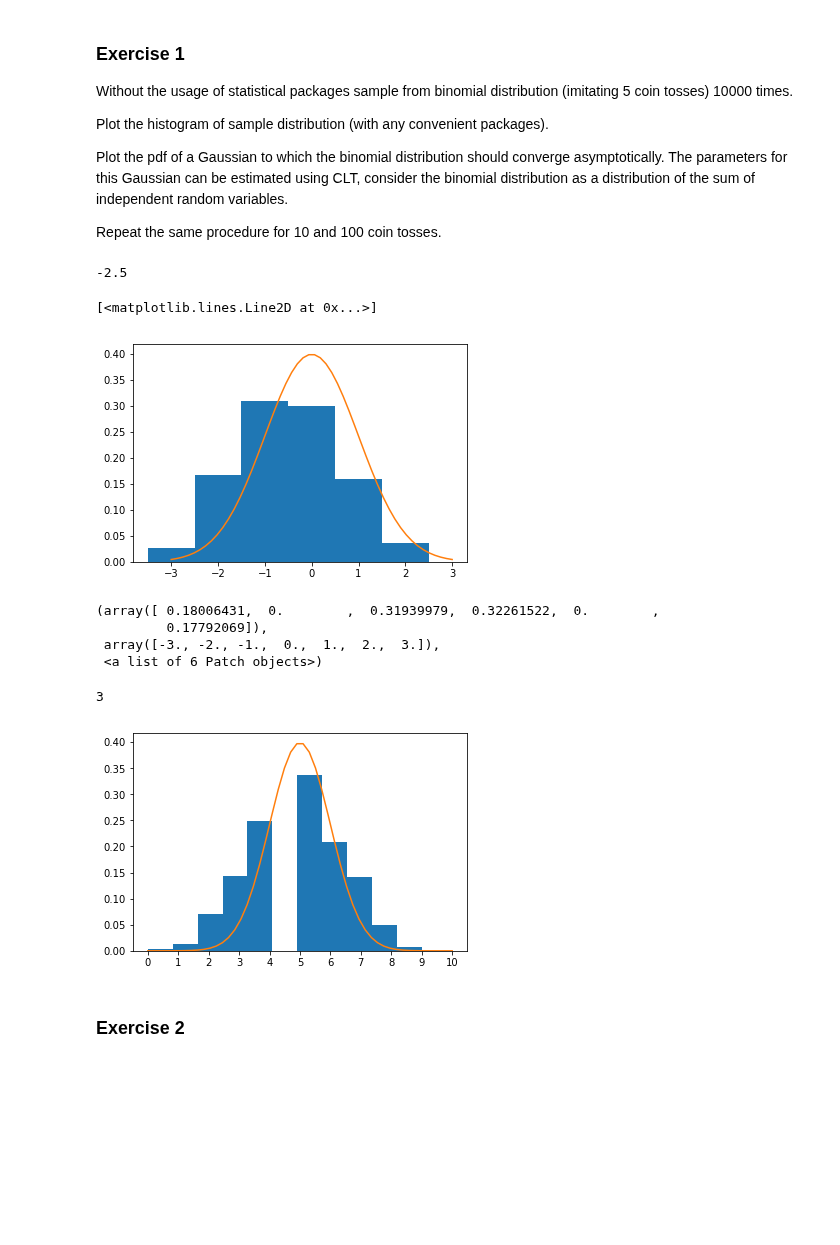
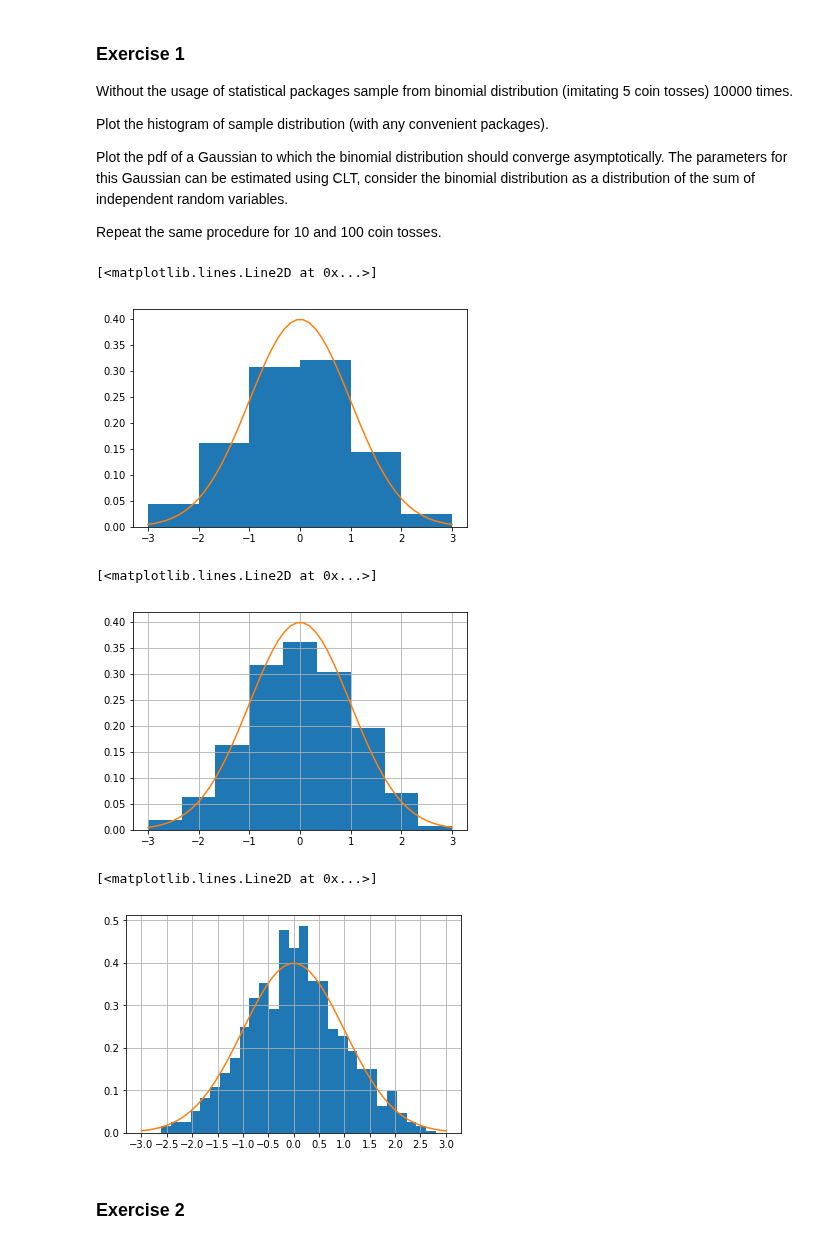
Before and after one commit to frolovconst/advstat-labs, a Jupyter notebook: Lab04/Lab04.ipynb, the cells around one changed output. Drawn from its saved outputs; the diff is of its cells as text; code cells hidden in the pictures; blank space fills up the shorter version.

```diff
--- a/Lab04/Lab04.ipynb
+++ b/Lab04/Lab04.ipynb
@@ -61,48 +60,47 @@ Sb = (np.add.reduce(np.random.randint(2, size=n*1000).reshape(1000,n), axis=1) -
-# %%
-Sb.min()
-# %% [output]
--2.5
 # %%
 # 2. plot the histogram of sample and pdf of a Gaussian.
 import matplotlib.pyplot as plt
 fig = plt.figure()
 ax = fig.gca()
-hgr = plt.hist(Sb,n+1, align='left', range=(-3,3), normed=True)
+hgr = plt.hist(Sb,6, align='mid', range=(-3,3), normed=True)
 x = np.linspace(-3,3)
 dist_asympt = norm(0,1)
 plt.xticks(np.arange(-3,4,1))
 plt.plot(x, dist_asympt.pdf(x))
 # %% [output]
 [<matplotlib.lines.Line2D at 0x...>]
-[figure, old version]
+[figure, new version]
-# %%
-hgr
-# %% [output]
-(array([ 0.18006431,  0.        ,  0.31939979,  0.32261522,  0.        ,
-         0.17792069]),
- array([-3., -2., -1.,  0.,  1.,  2.,  3.]),
- <a list of 6 Patch objects>)
 # %%
 # 3. repeat the same procedure with n = 10, 100.
 n=10
-Sb = np.add.reduce(np.random.randint(2, size=n*1000).reshape(1000,n), axis=1)
-print((Sb==0).sum())
-plt.hist(Sb,n+1, normed=True)
-x = np.linspace(0,n)
-dist_asympt = norm(n/2,1)
-plt.xticks(np.arange(0,n+2,1))
-plt.plot(x, dist_asympt.pdf(x));
+Sb = (np.add.reduce(np.random.randint(2, size=n*1000).reshape(1000,n), axis=1) - n/2)*2/np.sqrt(n)
+fig = plt.figure()
+ax = fig.gca()
+ax.set_xticks(np.arange(-3,4,1))
+hgr = plt.hist(Sb,9, align='mid', range=(-3,3), normed=True)
+x = np.linspace(-3,3)
+dist_asympt = norm(0,1)
+#plt.xticks(np.arange(-3,4,1))
+plt.grid()
+plt.plot(x, dist_asympt.pdf(x))
 # %% [output]
-3
+[<matplotlib.lines.Line2D at 0x...>]
-[figure, old version]
+[figure, new version]
 # %%
-Sb = np.add.reduce(np.random.randint(2, size=100000).reshape(1000,100), axis=1)
-print((Sb==0).sum())
-plt.hist(Sb,bins=101,range=(0,101), normed=True)
-x = np.linspace(0,12)
-dist_asympt = norm(5,1)
-plt.xticks(np.arange(0,12,1))
-plt.plot(x, dist_asympt.pdf(x));
+n=100
+Sb = (np.add.reduce(np.random.randint(2, size=n*1000).reshape(1000,n), axis=1) - n/2)*2/np.sqrt(n)
+fig = plt.figure()
+ax = fig.gca()
+ax.set_xticks(np.arange(-3,4,.5))
+hgr = plt.hist(Sb,31, align='mid', range=(-3,3), normed=True)
+x = np.linspace(-3,3)
+dist_asympt = norm(0,1)
+#plt.xticks(np.arange(-3,4,1))
+plt.grid()
+plt.plot(x, dist_asympt.pdf(x))
+# %% [output]
+[<matplotlib.lines.Line2D at 0x...>]
+[figure, added]
 # %% [markdown]
 ### Exercise 2
 # %% [markdown]
```
Also changed, not shown: parts of 7 cells of this notebook.
